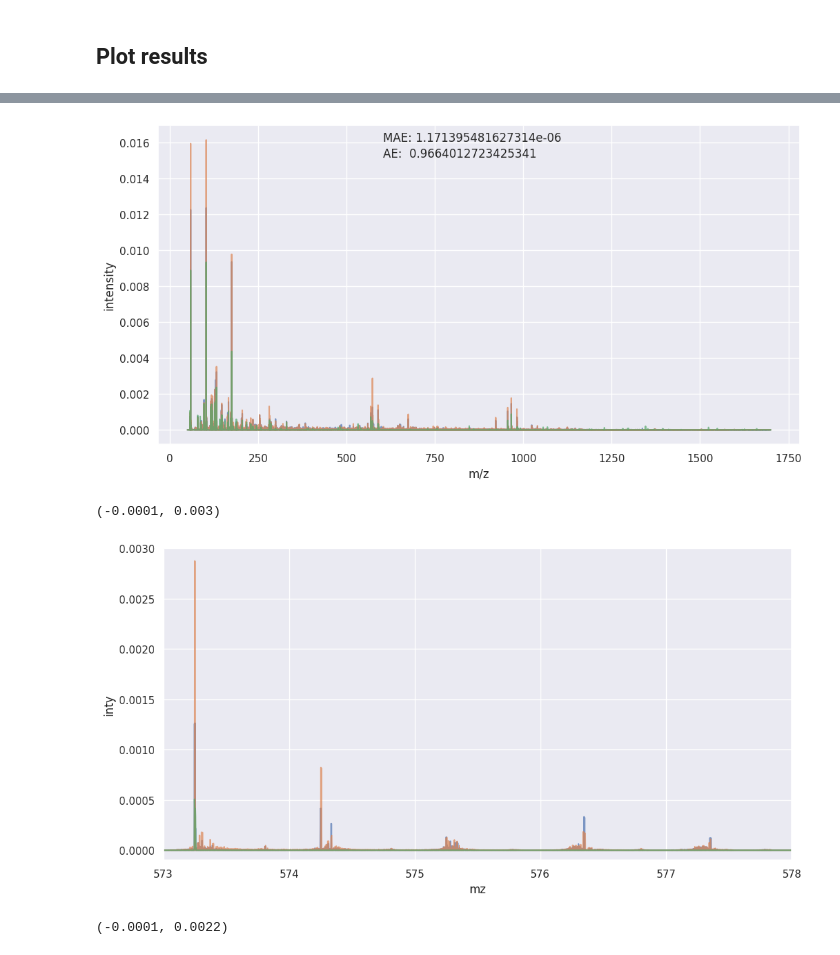
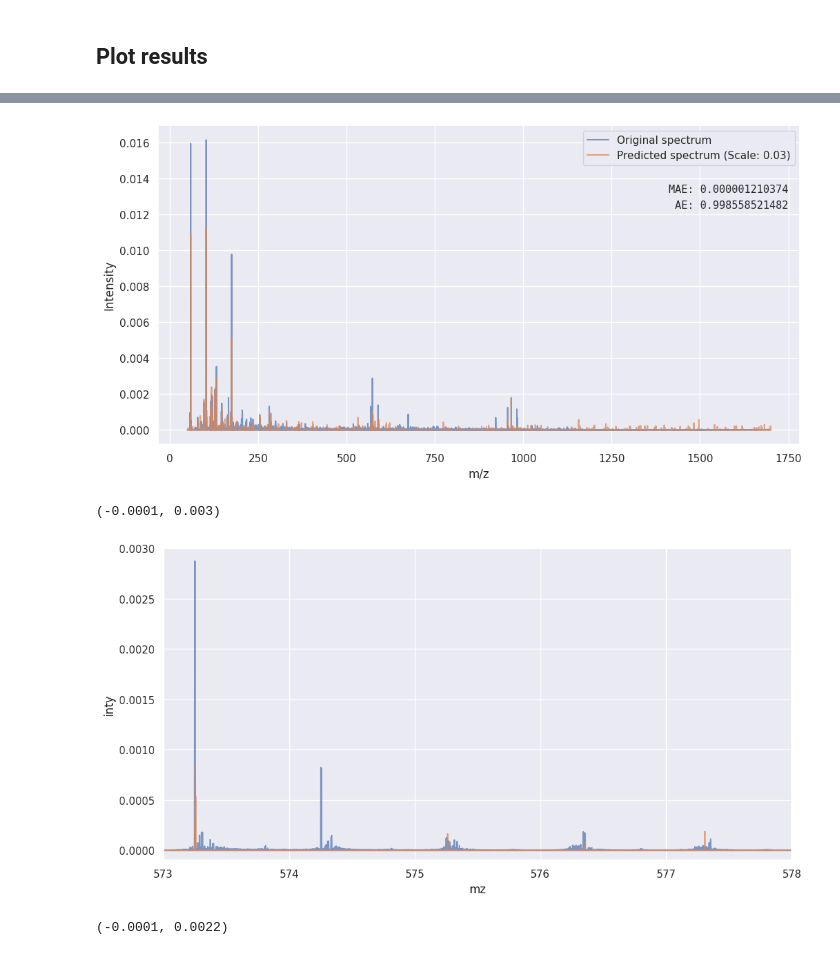
Before and after one commit to JosuaCarl/MStoML, a Jupyter notebook: skripts/VAE/VAE_interpret.ipynb, the cells around one changed output, grey strips where cells are left out. Cells and saved outputs as stored; diff of their text form; code cells hidden in the pictures.

```diff
--- a/skripts/VAE/VAE_interpret.ipynb
+++ b/skripts/VAE/VAE_interpret.ipynb
@@ -112,24 +113,25 @@ plt.legend()
 # %%
 # reconstructed_data = pd.read_csv("/mnt/d/runs/VAE/training/vae_tensorflow_cpu_hm_1/vae_tensorflow_cpu_hm_1.prediction.tsv", index_col="Unnamed: 0")#, sep="\t")
 # %%
-plot_df = pd.DataFrame(reconstructed_data.loc[0].values / 40 , index=X.columns, columns=["inty"]).reset_index()    # Adjustment by scale
+scale = 0.03
+plot_df = pd.DataFrame(reconstructed_data.loc[0].values * scale , index=X.columns, columns=["inty"]).reset_index()    # Adjustment by scale
 plot_df_2 = pd.DataFrame(X.iloc[0].values, index=X.columns, columns=["inty"]).reset_index()
-plot_df_3 = pd.DataFrame(X.iloc[1].values, index=X.columns, columns=["inty"]).reset_index()
 # %%
 mae = np.mean( np.abs((plot_df_2["inty"] - plot_df["inty"])) )
 ae = np.sum( np.abs((plot_df_2["inty"] - plot_df["inty"])) )
 # %%
 sns.set_theme(rc={"figure.figsize":(12, 6)})
 ax = sns.lineplot(data=plot_df_2, x="mz", y="inty", alpha=0.7, label="Original spectrum")
-ax = sns.lineplot(data=plot_df, x="mz", y="inty", alpha=0.7, label="Predicted spectrum")
-plt.ylabel("intensity")
+predicted_label = "Predicted spectrum" if scale == 1.0 else f"Predicted spectrum (Scale: {scale})"
+ax = sns.lineplot(data=plot_df, x="mz", y="inty", alpha=0.7, label=predicted_label)
+plt.ylabel("Intensity")
 plt.xlabel("m/z")
-plt.legend(['Original Spectrum', 'Predicted Spectrum'], loc='upper right')
-plt.annotate(f"MAE: {mae}", xy=(0.35, 0.95), xycoords='axes fraction')
-plt.annotate(f"AE:  {ae}", xy=(0.35, 0.90), xycoords='axes fraction')
+plt.annotate(f"MAE: {format(mae, '.12f')}", xy=(0.795, 0.79), xycoords='axes fraction', fontsize=11, fontfamily="Monospace")
+plt.annotate(f" AE: {format(ae, '.12f')}", xy=(0.795, 0.74), xycoords='axes fraction', fontsize=11, fontfamily="Monospace")
+plt.legend()
 plt.show()
 # %% [output]
-[figure, old version]
+[figure, new version]
 # %%
 sns.set_theme(rc={"figure.figsize":(12, 6)})
 ax = sns.lineplot(data=plot_df_2, x="mz", y="inty" ,alpha=0.7)
@@ -138,7 +140,7 @@ ax.set_xlim(573, 578)
 ax.set_ylim(-0.0001, 0.003)
 # %% [output]
 (-0.0001, 0.003)
-[figure, old version]
+[figure, new version]
 # %%
 sns.set_theme(rc={"figure.figsize":(12, 6)})
 ax = sns.lineplot(data=plot_df_2, x="mz", y="inty" ,alpha=0.7)
```
Also changed, not shown: parts of 6 cells of this notebook, 7 other files.
